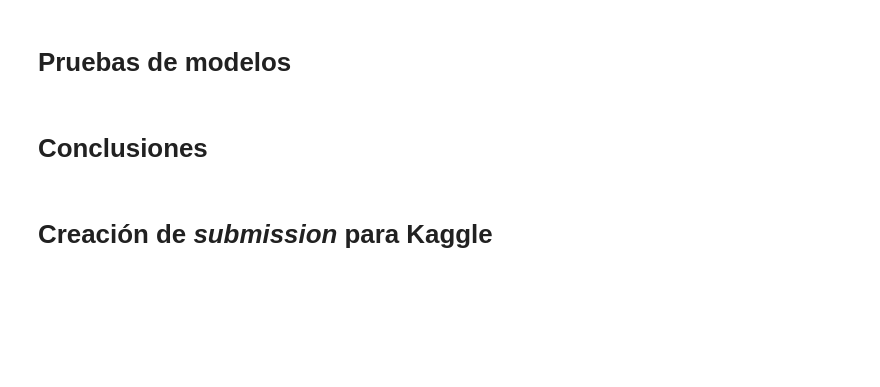
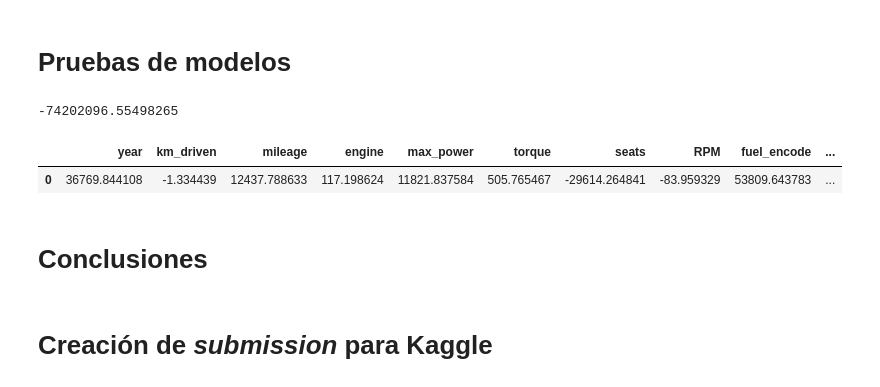
Before and after one commit to Sergio3d/CD-Core, a Jupyter notebook: tema3/practica_regresion.ipynb, the cells around one changed output. Saved outputs shown, nothing was run; the diff lists cells and outputs as text; code cells hidden in the pictures; blank space fills up the shorter version.

```diff
--- a/tema3/practica_regresion.ipynb
+++ b/tema3/practica_regresion.ipynb
@@ -207,5 +221,23 @@ preproceso(test_df)
 # %% [markdown]
 # Pruebas de modelos
+# %%
+from sklearn.linear_model import LinearRegression
+columns = ['year','km_driven','mileage','engine','max_power','torque','seats','RPM','fuel_encode','seller_type_encode','owner_encode','marca_encode','Automatic','Manual']
+new_train_df = train_df[columns]
+y = train_df['selling_price']
+reg = LinearRegression().fit(new_train_df, y)
+# %%
+import numpy as np
+print(reg.intercept_)
+data = np.array([ reg.coef_])
+
+df = pd.DataFrame(data, columns=columns)
+
+df
+# %% [output]
+-74202096.55498265
+|  | year | km_driven | mileage | engine | max_power | torque | seats | RPM | fuel_encode | ... |
+| 0 | 36769.844108 | -1.334439 | 12437.788633 | 117.198624 | 11821.837584 | 505.765467 | -29614.264841 | -83.959329 | 53809.643783 | ... |
 # %% [markdown]
 # Conclusiones
 # %% [markdown]
```
Also changed, not shown: parts of 9 cells of this notebook.
